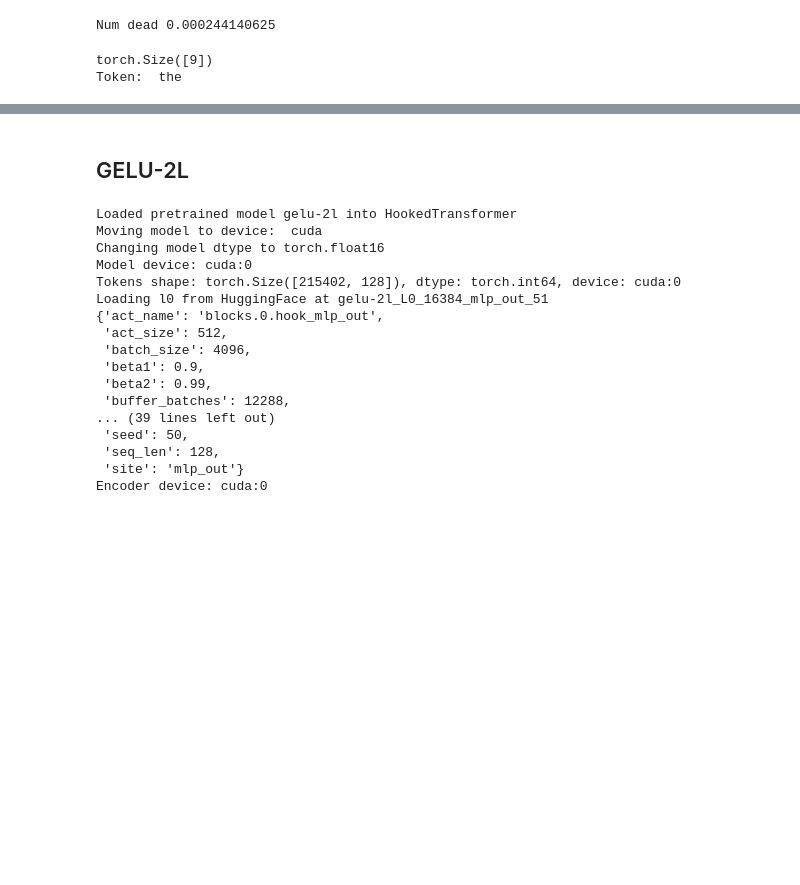
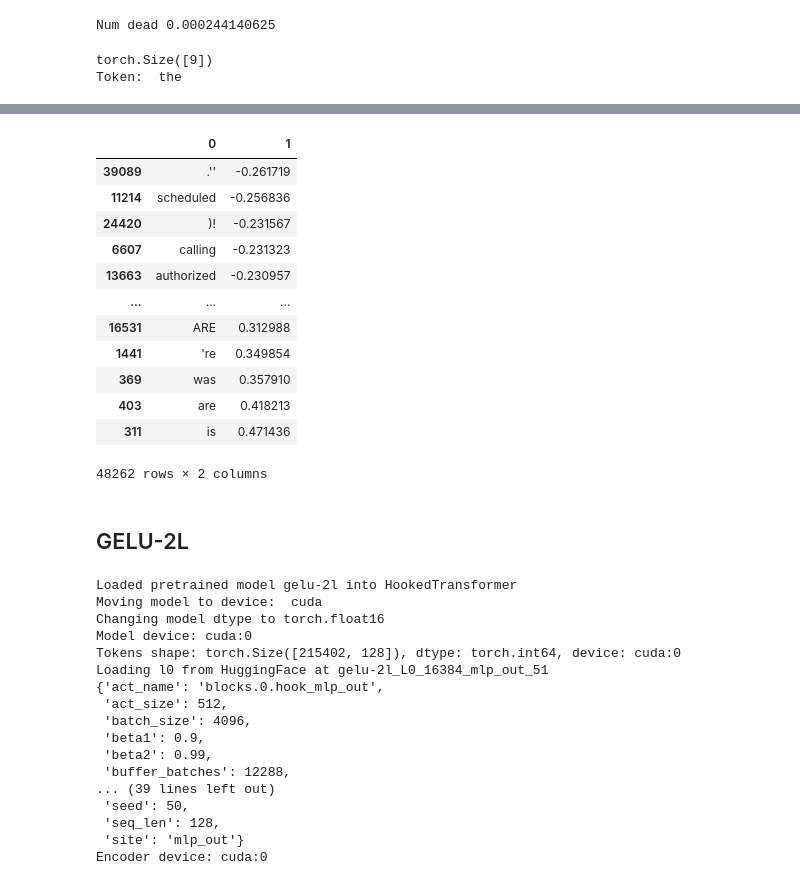
Before and after one commit to pchlenski/mlp_linearization, a Jupyter notebook: notebooks/2_test_linearizer.ipynb, the cells around one changed output, grey strips where cells are left out. Cells and saved outputs as stored; diff of their text form; code cells hidden in the pictures; blank space fills up the shorter version.

```diff
--- a/notebooks/2_test_linearizer.ipynb
+++ b/notebooks/2_test_linearizer.ipynb
@@ -53,3 +76,0 @@ Link: [SAE Feature tracing](https://colab.research.google.com/drive/1Ws8wuvgp6vU
-# %%
-lin.set_feature(8, "run1")
-lin.set_example(26, 29)
@@ -72,0 +77,3 @@ lin.model.tokenizer.batch_decode(lin.top_logit_tokens["tokens"])
+# %%
+lin.set_feature(4958, "run1", num_batches=50)  # Due to memory constraints, we only use 50 batches
+lin.set_example(7030, 98)
@@ -72,0 +103,15 @@ lin.model.tokenizer.batch_decode(lin.top_logit_tokens["tokens"])
+# %%
+# Feature scores for prompt 1
+prompt = "When we think about God, we must understand that His love is"
+lin.set_example(prompt, token_idx=13)
+print(lin.example_scores)
+print()
+
+# And for prompt 2
+prompt = "What I don't understand is"
+lin.set_example(prompt, token_idx=5)
+print(lin.example_scores)
+print()
+
+# Set example back
+lin.set_example(7030, 98)
@@ -73,3 +131,28 @@ lin.model.tokenizer.batch_decode(lin.top_logit_tokens["tokens"])
+# %%
+# Check "feature_mid"
+
+# lin.set_path([])
+direct_path_deembed_df = pd.DataFrame(
+    zip(
+        lin.model.tokenizer.batch_decode(list(range(lin.model.tokenizer.vocab_size))),
+        (lin.model.W_E @ lin.feature_mid).detach().cpu().numpy(),
+    )
+)
+direct_path_deembed_df.sort_values(1)
+# %% [output]
+|  | 0 | 1 |
+| 39089 | .'' | -0.261719 |
+| 11214 | scheduled | -0.256836 |
+| 24420 | )! | -0.231567 |
+| 6607 | calling | -0.231323 |
+| 13663 | authorized | -0.230957 |
+| ... | ... | ... |
+| 16531 | ARE | 0.312988 |
+| 1441 | 're | 0.349854 |
+| 369 | was | 0.357910 |
+| 403 | are | 0.418213 |
+| 311 | is | 0.471436 |
+48262 rows × 2 columns
 # %% [markdown]
 ## GELU-2L
 # %%
```
Also changed, not shown: parts of 14 cells of this notebook, 6 other files.
